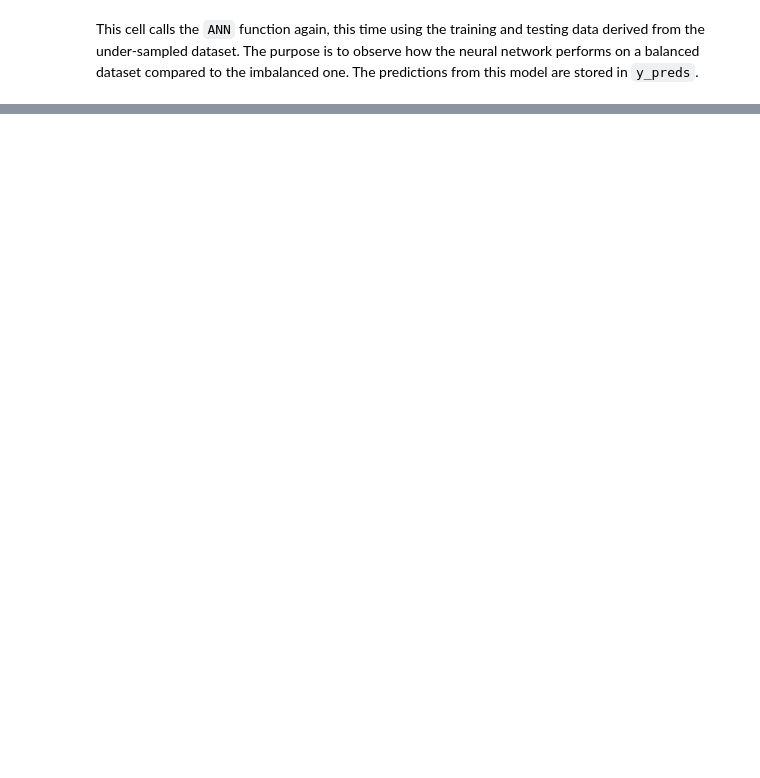
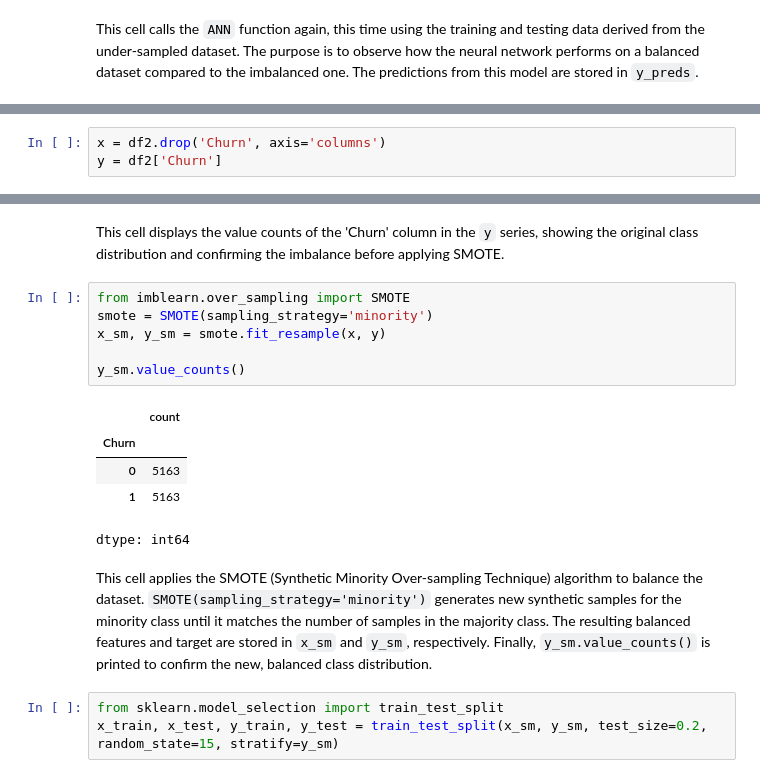
Before and after one commit to Faisalmalik01/deeplearning, a Jupyter notebook: Handling_imbalanced_dataset.ipynb, the cells around one changed output, grey strips where cells are left out. Cells and saved outputs as stored; diff of their text form; blank space fills up the shorter version.

```diff
--- a/Handling_imbalanced_dataset.ipynb
+++ b/Handling_imbalanced_dataset.ipynb
@@ -700,0 +792,3 @@ This cell calls the `ANN` function again, this time using the training and testi
+# %%
+x = df2.drop('Churn', axis='columns')
+y = df2['Churn']
@@ -700,0 +805,19 @@ This cell calls the `ANN` function again, this time using the training and testi
+# %% [markdown]
+This cell displays the value counts of the 'Churn' column in the `y` series, showing the original class distribution and confirming the imbalance before applying SMOTE.
+# %%
+from imblearn.over_sampling import SMOTE
+smote = SMOTE(sampling_strategy='minority')
+x_sm, y_sm = smote.fit_resample(x, y)
+
+y_sm.value_counts()
+# %% [output]
+|  | count |
+| Churn |  |
+| 0 | 5163 |
+| 1 | 5163 |
+dtype: int64
+# %% [markdown]
+This cell applies the SMOTE (Synthetic Minority Over-sampling Technique) algorithm to balance the dataset. `SMOTE(sampling_strategy='minority')` generates new synthetic samples for the minority class until it matches the number of samples in the majority class. The resulting balanced features and target are stored in `x_sm` and `y_sm`, respectively. Finally, `y_sm.value_counts()` is printed to confirm the new, balanced class distribution.
+# %%
+from sklearn.model_selection import train_test_split
+x_train, x_test, y_train, y_test = train_test_split(x_sm, y_sm, test_size=0.2, random_state=15, stratify=y_sm)
```
Also changed, not shown: parts of 34 cells of this notebook.
